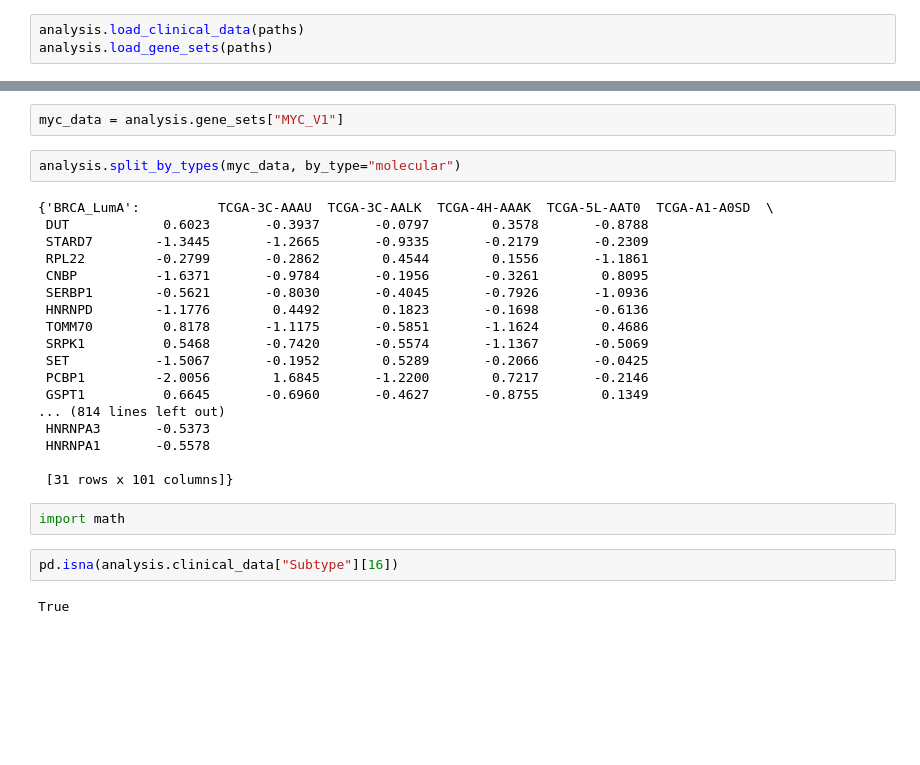
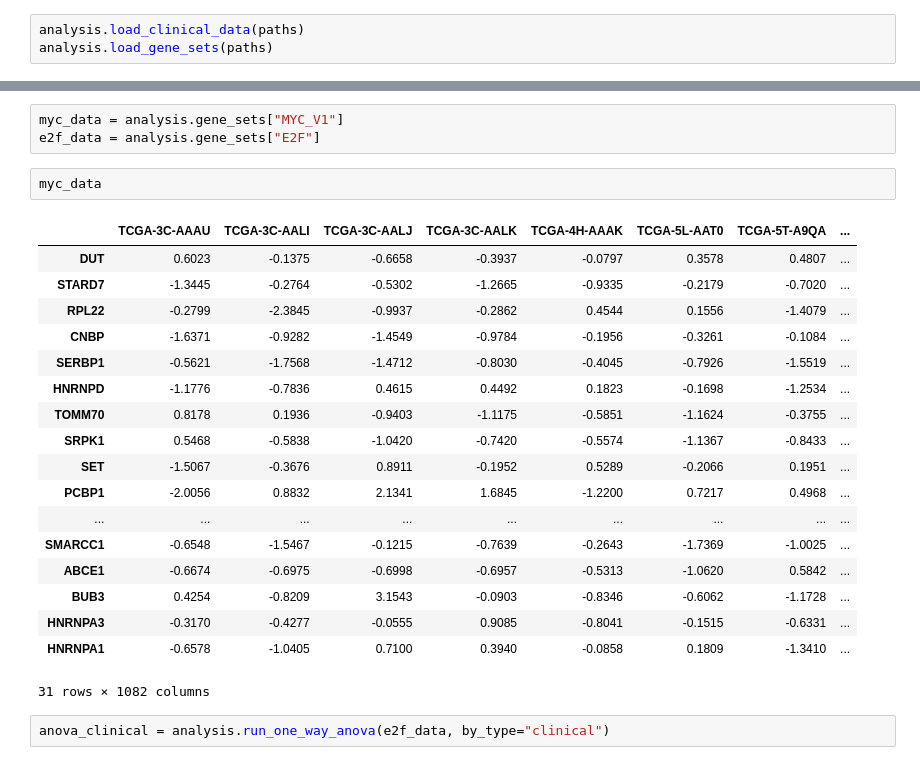
Before and after one commit to macorony/palbocilib_analysis_pipeline, a Jupyter notebook: temp.ipynb, the cells around one changed output, grey strips where cells are left out. Drawn from its saved outputs; the diff is of its cells as text; blank space fills up the shorter version.

Commit message:
update anova analysis method

```diff
--- a/temp.ipynb
+++ b/temp.ipynb
@@ -137,28 +263,26 @@ analysis.load_gene_sets(paths)
 # %%
 myc_data = analysis.gene_sets["MYC_V1"]
+e2f_data = analysis.gene_sets["E2F"]
-# %%
-analysis.split_by_types(myc_data, by_type="molecular")
-# %% [output]
-{'BRCA_LumA':          TCGA-3C-AAAU  TCGA-3C-AALK  TCGA-4H-AAAK  TCGA-5L-AAT0  TCGA-A1-A0SD  \
- DUT            0.6023       -0.3937       -0.0797        0.3578       -0.8788
- STARD7        -1.3445       -1.2665       -0.9335       -0.2179       -0.2309
- RPL22         -0.2799       -0.2862        0.4544        0.1556       -1.1861
- CNBP          -1.6371       -0.9784       -0.1956       -0.3261        0.8095
- SERBP1        -0.5621       -0.8030       -0.4045       -0.7926       -1.0936
- HNRNPD        -1.1776        0.4492        0.1823       -0.1698       -0.6136
- TOMM70         0.8178       -1.1175       -0.5851       -1.1624        0.4686
- SRPK1          0.5468       -0.7420       -0.5574       -1.1367       -0.5069
- SET           -1.5067       -0.1952        0.5289       -0.2066       -0.0425
- PCBP1         -2.0056        1.6845       -1.2200        0.7217       -0.2146
- GSPT1          0.6645       -0.6960       -0.4627       -0.8755        0.1349
-... (814 lines left out)
- HNRNPA3       -0.5373
- HNRNPA1       -0.5578
-
- [31 rows x 101 columns]}
-# %%
-import math
-# %%
-pd.isna(analysis.clinical_data["Subtype"][16])
-# %% [output]
-True
+# %%
+myc_data
+# %% [output]
+|  | TCGA-3C-AAAU | TCGA-3C-AALI | TCGA-3C-AALJ | TCGA-3C-AALK | TCGA-4H-AAAK | TCGA-5L-AAT0 | TCGA-5T-A9QA | ... |
+| DUT | 0.6023 | -0.1375 | -0.6658 | -0.3937 | -0.0797 | 0.3578 | 0.4807 | ... |
+| STARD7 | -1.3445 | -0.2764 | -0.5302 | -1.2665 | -0.9335 | -0.2179 | -0.7020 | ... |
+| RPL22 | -0.2799 | -2.3845 | -0.9937 | -0.2862 | 0.4544 | 0.1556 | -1.4079 | ... |
+| CNBP | -1.6371 | -0.9282 | -1.4549 | -0.9784 | -0.1956 | -0.3261 | -0.1084 | ... |
+| SERBP1 | -0.5621 | -1.7568 | -1.4712 | -0.8030 | -0.4045 | -0.7926 | -1.5519 | ... |
+| HNRNPD | -1.1776 | -0.7836 | 0.4615 | 0.4492 | 0.1823 | -0.1698 | -1.2534 | ... |
+| TOMM70 | 0.8178 | 0.1936 | -0.9403 | -1.1175 | -0.5851 | -1.1624 | -0.3755 | ... |
+| SRPK1 | 0.5468 | -0.5838 | -1.0420 | -0.7420 | -0.5574 | -1.1367 | -0.8433 | ... |
+| SET | -1.5067 | -0.3676 | 0.8911 | -0.1952 | 0.5289 | -0.2066 | 0.1951 | ... |
+| PCBP1 | -2.0056 | 0.8832 | 2.1341 | 1.6845 | -1.2200 | 0.7217 | 0.4968 | ... |
+| ... | ... | ... | ... | ... | ... | ... | ... | ... |
+| SMARCC1 | -0.6548 | -1.5467 | -0.1215 | -0.7639 | -0.2643 | -1.7369 | -1.0025 | ... |
+| ABCE1 | -0.6674 | -0.6975 | -0.6998 | -0.6957 | -0.5313 | -1.0620 | 0.5842 | ... |
+| BUB3 | 0.4254 | -0.8209 | 3.1543 | -0.0903 | -0.8346 | -0.6062 | -1.1728 | ... |
+| HNRNPA3 | -0.3170 | -0.4277 | -0.0555 | 0.9085 | -0.8041 | -0.1515 | -0.6331 | ... |
+| HNRNPA1 | -0.6578 | -1.0405 | 0.7100 | 0.3940 | -0.0858 | 0.1809 | -1.3410 | ... |
+31 rows × 1082 columns
+# %%
+anova_clinical = analysis.run_one_way_anova(e2f_data, by_type="clinical")
```
Also changed, not shown: parts of 4 cells of this notebook, 1 other file.
